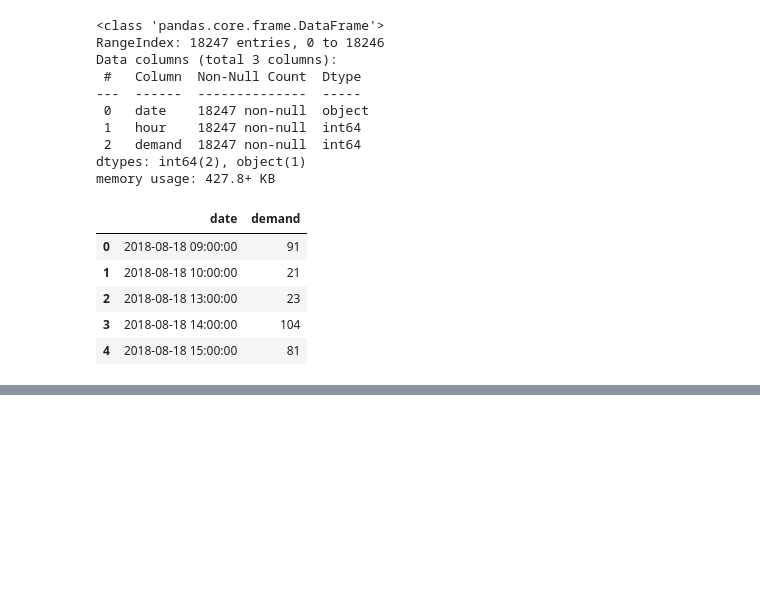
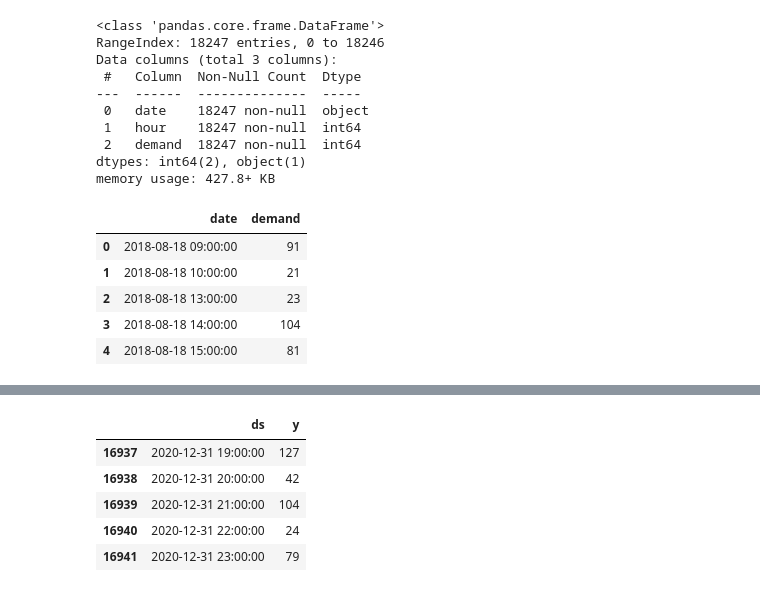
Before and after one commit to alliwene/time-series-prophet, a Jupyter notebook: jobathon.ipynb, the cells around one changed output, grey strips where cells are left out. Cells and saved outputs as stored; diff of their text form; code cells hidden in the pictures; blank space fills up the shorter version.

```diff
--- a/jobathon.ipynb
+++ b/jobathon.ipynb
@@ -62,0 +120,9 @@ Name: date, Length: 18247, dtype: datetime64[ns]
+# %%
+train_data.tail()
+# %% [output]
+|  | ds | y |
+| 16937 | 2020-12-31 19:00:00 | 127 |
+| 16938 | 2020-12-31 20:00:00 | 42 |
+| 16939 | 2020-12-31 21:00:00 | 104 |
+| 16940 | 2020-12-31 22:00:00 | 24 |
+| 16941 | 2020-12-31 23:00:00 | 79 |
```
Also changed, not shown: parts of 20 cells of this notebook.
